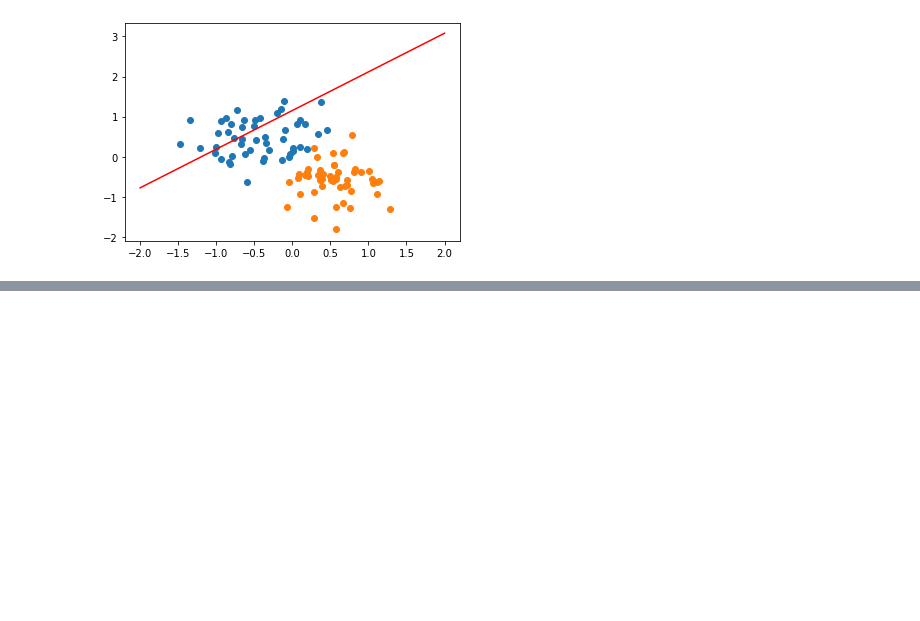
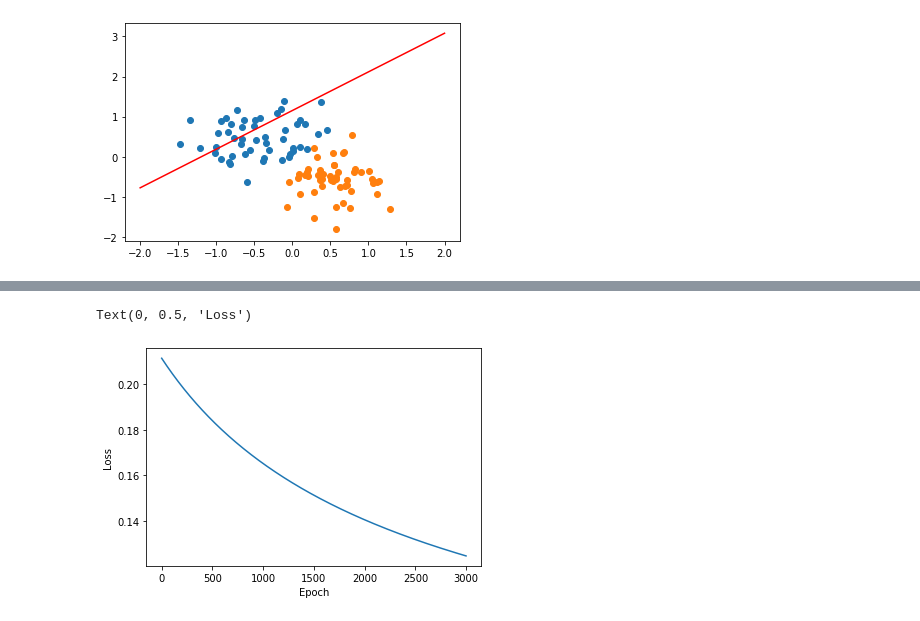
Before and after one commit to marialobillo/pytorch-tutorial, a Jupyter notebook: Perceptron/Perceptron.ipynb, the cells around one changed output, grey strips where cells are left out. Drawn from its saved outputs; the diff is of its cells as text; code cells hidden in the pictures; blank space fills up the shorter version.

```diff
--- a/Perceptron/Perceptron.ipynb
+++ b/Perceptron/Perceptron.ipynb
@@ -26,6 +26,12 @@ class Model(nn.Module) :
     def forward(self, x):
         pred = torch.sigmoid(self.linear(x))
         return pred
+    def predict(self, x):
+        pred = self.forward(x)
+        if pred >= 0.5:
+            return 1
+        else:
+            return 0
 # %%
 torch.manual_seed(2)
 model = Model(2, 1)
@@ -57,7 +63,7 @@ plot_fit('Initial Model')
 criterion = nn.BCELoss()
 optimizer = torch.optim.SGD(model.parameters(), lr=0.01)
 # %%
-epochs = 500
+epochs = 3000
 losses = []
 for i in range(epochs):
     y_pred = model.forward(x_data)
@@ -89,3 +95,7 @@ epoch:  499 loss: 0.3459121286869049
 # %%
 plt.plot(range(epochs), losses)
-plt.xlabel
+plt.xlabel('Epoch')
+plt.ylabel('Loss')
+# %% [output]
+Text(0, 0.5, 'Loss')
+[figure, added]
```
Also changed, not shown: parts of 3 cells of this notebook.
